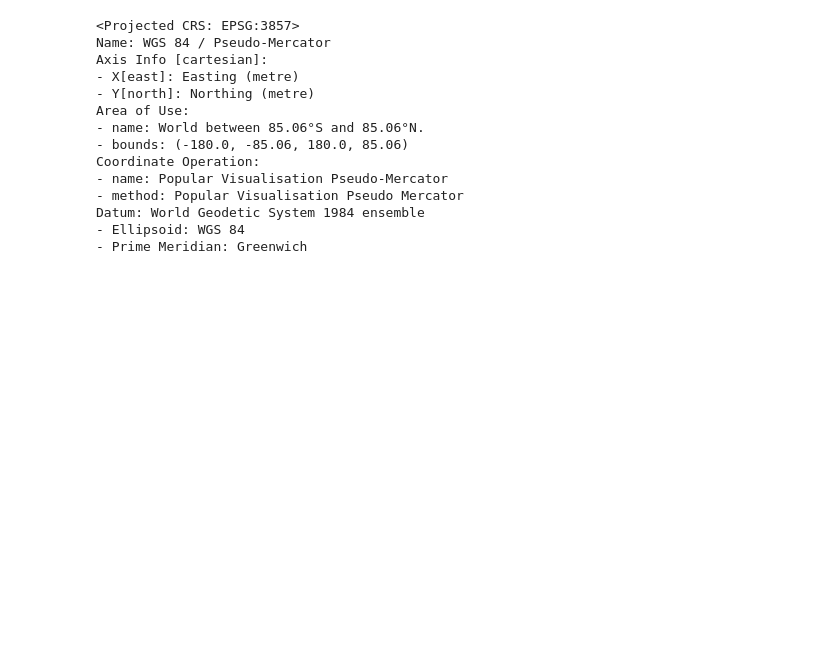
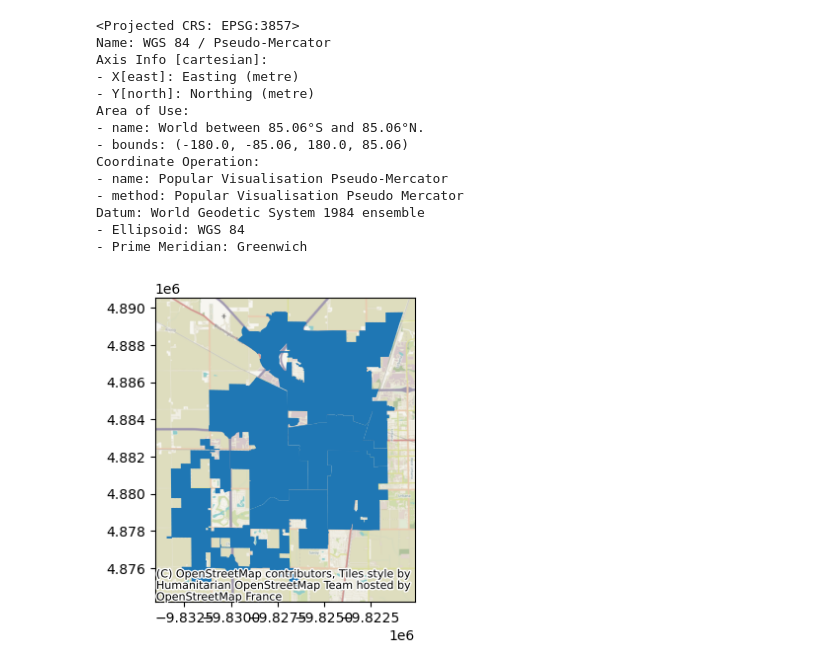
Before and after one commit to UIUC-iSchool-DataViz/is445_obuobg_spring2025, a Jupyter notebook: week07/inClass_week07.ipynb, the cells around one changed output. Cells and saved outputs as stored; diff of their text form; code cells hidden in the pictures; blank space fills up the shorter version.

```diff
--- a/week07/inClass_week07.ipynb
+++ b/week07/inClass_week07.ipynb
@@ -311,3 +311,11 @@ Coordinate Operation:
 Datum: World Geodetic System 1984 ensemble
 - Ellipsoid: WGS 84
 - Prime Meridian: Greenwich
+# %%
+fig, ax = plt.subplots(figsize=(4,4))
+#gdf_councils.plot(ax=ax)
+gdf_councils_new.plot(ax=ax)
+ctx.add_basemap(ax=ax)#, source=ctx.providers.OpenStreetMap.BZH) # depending on the map, this might work on PL
+plt.show()
+# %% [output]
+[figure, added]
```
Also changed, not shown: parts of 2 cells of this notebook.
